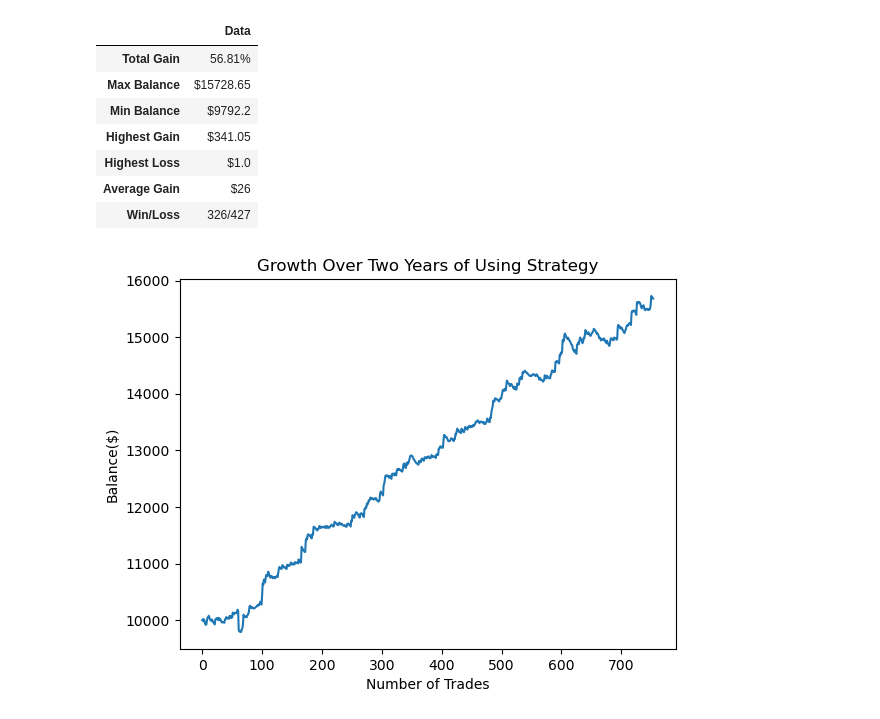
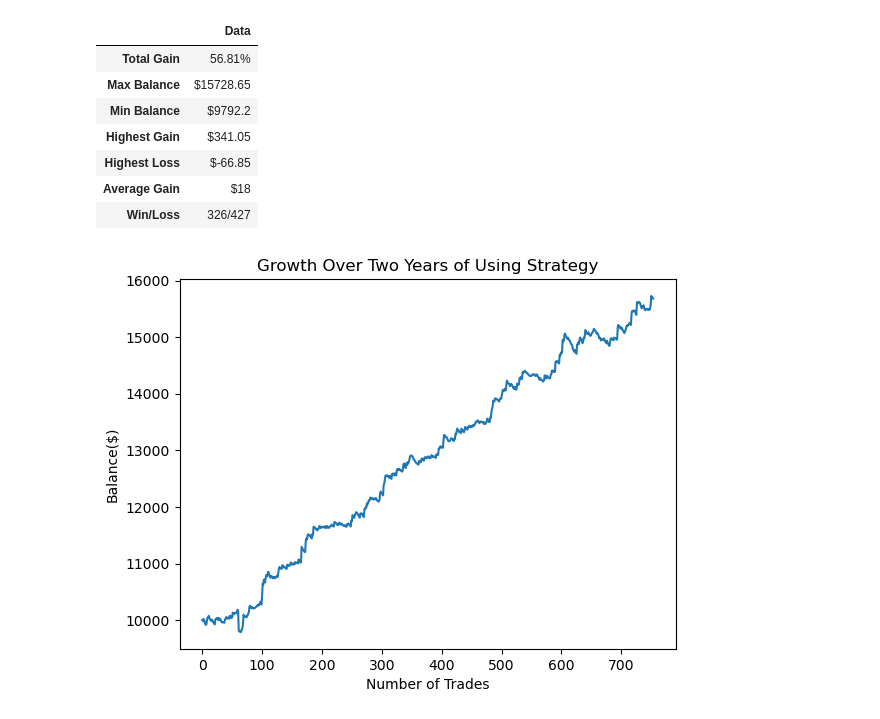
Before and after one commit to vourni/options_mean_reversion, a Jupyter notebook: backtest.ipynb, the cells around one changed output. Drawn from its saved outputs; the diff is of its cells as text; code cells hidden in the pictures.

```diff
--- a/backtest.ipynb
+++ b/backtest.ipynb
@@ -70,7 +70,7 @@ for index, row in data.iterrows():
             g_l = p_l * 100
             new_balance = balance + g_l
 
-            g_l_list.append(-g_l)
+            g_l_list.append(g_l)
         else:
             continue
 
@@ -79,37 +79,37 @@ for index, row in data.iterrows():
 
     # print(f'Trade {int((index+2)/2)}, Net: {round(new_balance - balance,2)}')
     balance = new_balance
     balance_points.append(balance)
 
 # Calculting values used for summary
 percent_gain = round(((balance - 10000) / 10000) * 100, 2)
 
 columns = ['Total Gain', 'Max Balance', 'Min Balance', 'Highest Gain', 'Highest Loss', 'Average Gain', 'Win/Loss']
 summary_data = [f'{percent_gain}%', f'${round(max(balance_points),2)}', f'${round(min(balance_points),2)}', f'${round(max(g_l_list), 2)}', f'${round(min(g_l_list), 2)}', f'${round(sum(g_l_list)/len(g_l_list))}', f'{pos_count}/{neg_count}']
 
 summary_df = pd.DataFrame(summary_data, index=columns, columns=['Data'])
 
 # Plotting balance and dispalying summary
 plot.plot(balance_points)
 plot.title('Growth Over Two Years of Using Strategy')
 plot.xlabel('Number of Trades')
 plot.ylabel('Balance($)')
 display(summary_df)
 
 # Exporting Results
-EMA_20_DIR = 'ema25'
+EMA_20_DIR = 'ema_20'
 save_pdf_path = os.path.join(RESULTS_DIR, EMA_20_DIR, 'ema_20__20_95.pdf')
 save_summary_path = os.path.join(RESULTS_DIR, EMA_20_DIR, 'ema_20_20_95.csv')
 
-#plot.savefig(save_pdf_path)
-#summary_df.to_csv(save_summary_path, index=False)
+plot.savefig(save_pdf_path)
+summary_df.to_csv(save_summary_path, index=False)
 # %% [output]
 |  | Data |
 | Total Gain | 56.81% |
 | Max Balance | $15728.65 |
 | Min Balance | $9792.2 |
 | Highest Gain | $341.05 |
-| Highest Loss | $1.0 |
-| Average Gain | $26 |
+| Highest Loss | $-66.85 |
+| Average Gain | $18 |
 | Win/Loss | 326/427 |
 [figure]
```
Also changed, not shown: 2 other files.
